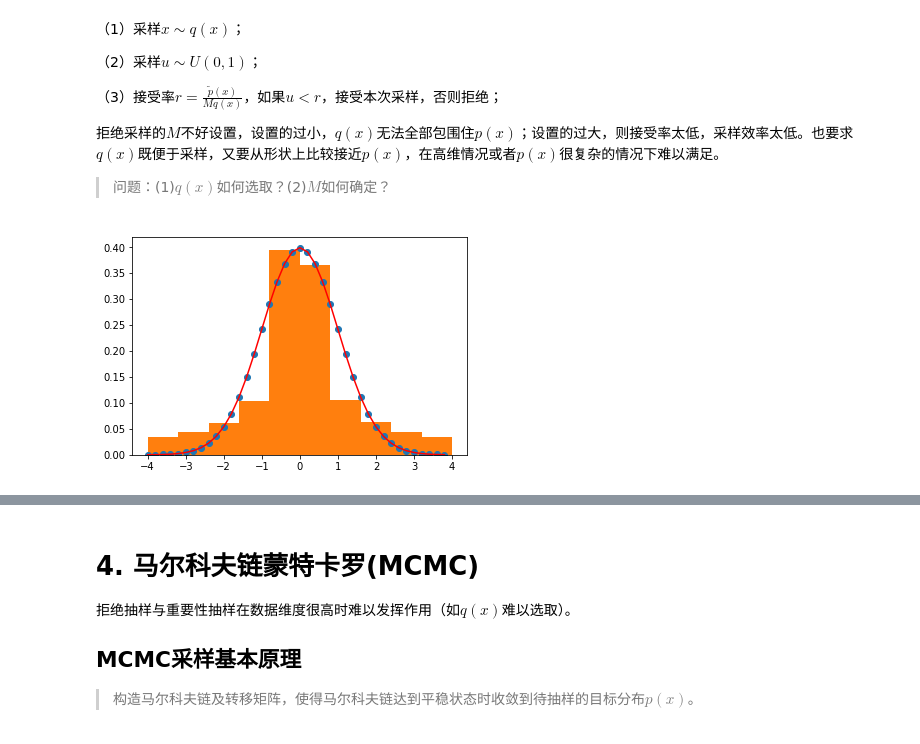
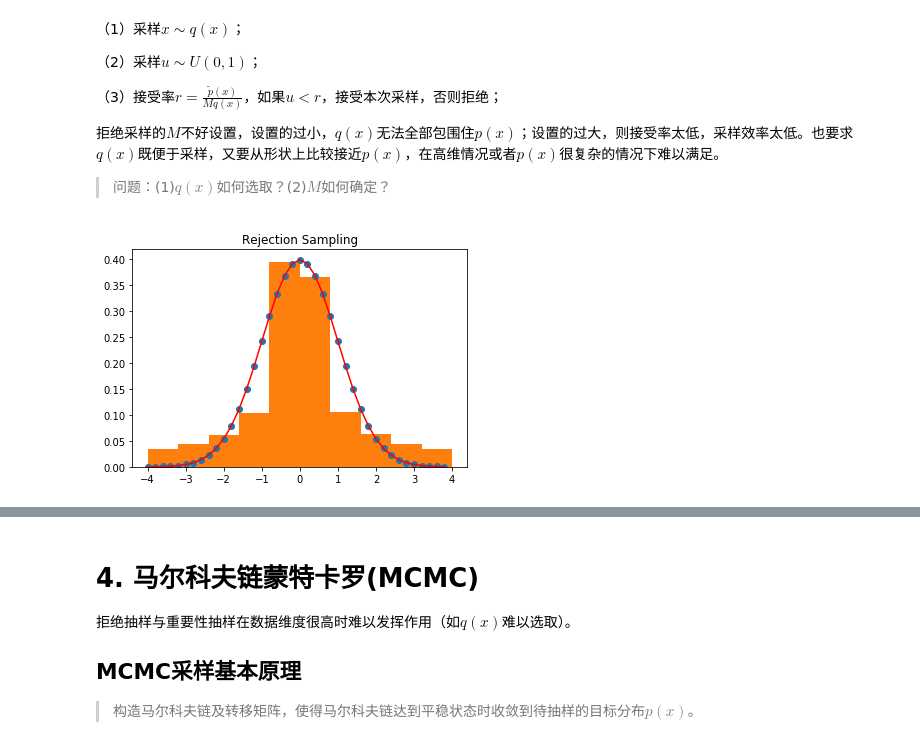
Before and after one commit to feynmanma7/recommend_system, a Jupyter notebook: 概率图模型.ipynb, the cells around one changed output, grey strips where cells are left out. Cells and saved outputs as stored; diff of their text form; code cells hidden in the pictures.

```diff
--- a/概率图模型.ipynb
+++ b/概率图模型.ipynb
@@ -79,10 +79,11 @@ for i in np.arange(-4, 4, 0.0001):
 # %%
 plt.plot(x, y, 'o')
 plt.plot(x, y, 'r')
 plt.hist(z, normed=1)
+plt.title('Rejection Sampling')
 plt.show()
 # %% [output]
-[figure, old version]
+[figure, new version]
 # %% [markdown]
 # 3. 重要性采样 （Importance Sampling）
 
```
Also changed, not shown: parts of 5 cells of this notebook.
